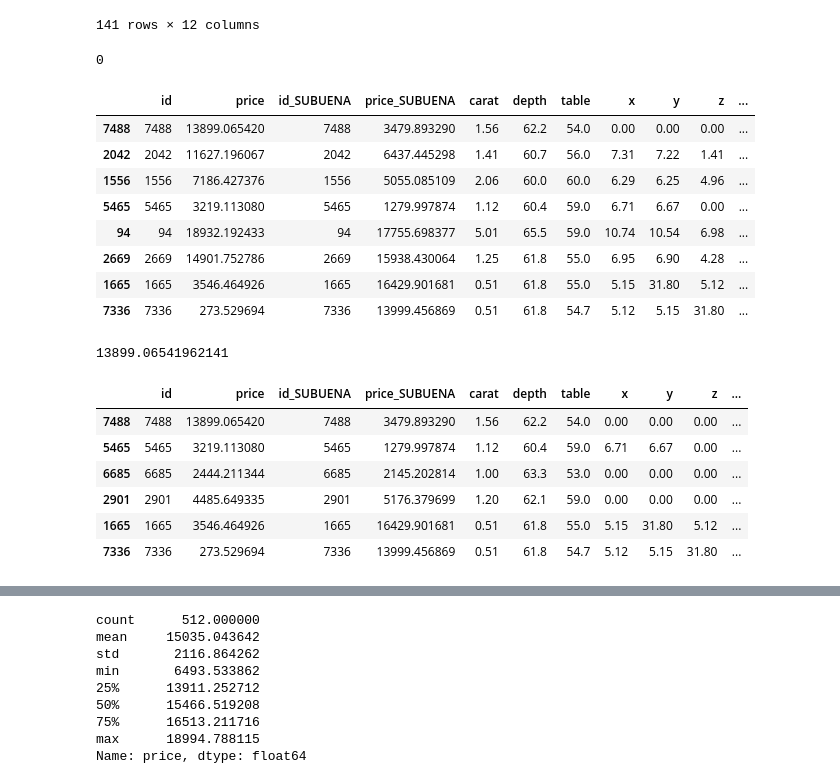
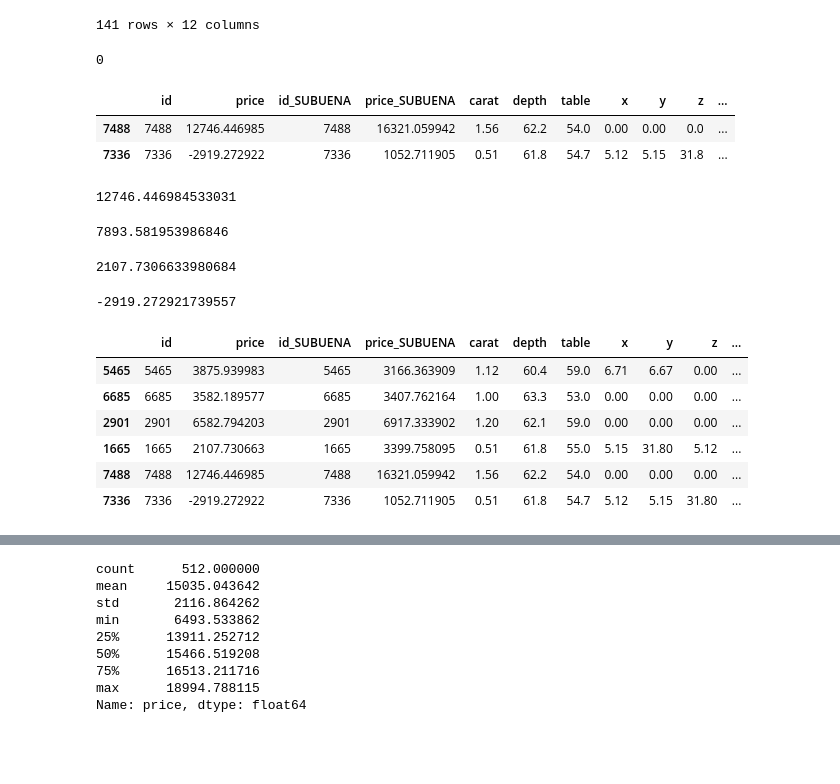
Before and after one commit to carpiero/Kaggle_Competition_Machine_Learning, a Jupyter notebook: notebooks/NotebookML002.ipynb, the cells around one changed output, grey strips where cells are left out. Drawn from its saved outputs; the diff is of its cells as text; code cells hidden in the pictures; blank space fills up the shorter version.

```diff
--- a/notebooks/NotebookML002.ipynb
+++ b/notebooks/NotebookML002.ipynb
@@ -127,8 +127,8 @@ dfd=dfd.drop(columns=['marketing_carat_int', 'cut_int','color_int', 'clarity_int
 # StackingRegressor           504.43703022069695
 
 
-df=df.drop(columns=['cut','color', 'clarity','marketing_carat','cut_color_clarity_score','marketing_carat_int','carat_sqr',
-                    'raw_density','high'])
+df=df.drop(columns=['cut','color', 'clarity','marketing_carat','cut_color_clarity_score','marketing_carat_int',
+                    'raw_density',])
 
 
 #RandomForestRegressor        536.8794322366753
@@ -183,7 +183,7 @@ data=df_final.loc[df['df_original']==1]
 
 
 
-# data=data.drop_duplicates(subset=data.columns, keep='first')
+data=data.drop_duplicates(subset=data.columns, keep='first')
 
 data['depth_calc'] = data['z'] / ((data['x'] + data['y'])/2)*100
 data['rest']=data['depth_calc'] - data['depth']
@@ -199,7 +199,7 @@ data=data.loc[~filter_xyz ]
 df_predict=df_final.loc[df['df_original']==0]
 
 ####################################################################
-thres=1.08
+thres=1.50
 
 df_predict2=df_predict.loc[df_predict['carat']<thres]
 data2=data.loc[data['carat']<thres]
@@ -732,7 +816,7 @@ submission3 = pd.DataFrame({'id': df_predict3['id'], 'price': predictions_compet
 submission=pd.concat([submission2,submission3], axis=0).sort_values(by=['id'])
 submission['id'] = submission['id'].astype('int64')
 
-submission.to_csv(f'/home/carpiero/IRONHACK/kaggle/sin_nada_{thres}___{total}.csv', index=False)
+submission.to_csv(f'/home/carpiero/IRONHACK/kaggle/conhighycaratsqr__{thres}___{total}.csv', index=False)
 
 ###########################################################
 
@@ -763,53 +847,56 @@ submission.to_csv(f'/home/carpiero/IRONHACK/kaggle/sin_nada_{thres}___{total}.cs
 #13485
 
 
-SUBUENA=pd.read_csv('/home/carpiero/IRONHACK/kaggle/Metidas/sin_nada_505.3690615452344.csv')
+SUBUENA=pd.read_csv('/home/carpiero/IRONHACK/kaggle/Metidas/conhighycaratsqr__1.54___508.80321436594215.csv')
 submission_dif=pd.concat([submission,SUBUENA,X_predict], axis=1)
 
 submission_dif.columns = ['id', 'price', 'id_SUBUENA', 'price_SUBUENA', 'carat', 'depth', 'table', 'x', 'y', 'z',
-       'cut_int', 'color_int', 'clarity_int']
+       'cut_int', 'color_int', 'clarity_int','carat_sqr','high']
 
 submission_dif['Diff_id']=submission_dif['id']-submission_dif['id_SUBUENA']
 submission_dif['Diff']=submission_dif['price']-submission_dif['price_SUBUENA']
 
 #########################################
 
 
 # submission_dif['price'] = np.where((submission_dif['x']>25)|(submission_dif['y']>25) |(submission_dif['z']>25)
 #                                    ,submission_dif['price']+10.000,submission_dif['price'])
 
 # submission=submission_dif[['id','price']]
 
-# submission.loc[7488,'price'] =7000
+# submission.loc[7488,'price'] = 6000
+# submission.loc[1556,'price'] = 8000
+# submission.loc[1665,'price'] = 14500
+# submission.loc[7336,'price'] = 14000
 
 # submission.to_csv(f'/home/carpiero/IRONHACK/kaggle/SINNADAyaumentandoamano_{thres}_{total}.csv', index=False)
 
 ####################################
 
 print(submission_dif['Diff_id'].sum())
 
-display(submission_dif.loc[(submission_dif['Diff']<-1000)|(submission_dif['Diff']>=1000) ].sort_values(by=['Diff'], ascending=False))
+display(submission_dif.loc[(submission_dif['Diff']<-2000)|(submission_dif['Diff']>=2000) ].sort_values(by=['Diff'], ascending=False))
 
 display(submission.loc[7488,'price'])
+display(submission.loc[1556,'price'])
+display(submission.loc[1665,'price'])
+display(submission.loc[7336,'price'])
 # submission_dif.loc[(submission_dif['price_sub']<-320) ].sort_values(by=['Diff'], ascending=False)
 
 submission_dif.loc[(submission_dif['x']<0.01)|(submission_dif['y']<0.01) |(submission_dif['z']<0.01)|(submission_dif['x']>25)|(submission_dif['y']>25) |(submission_dif['z']>25)].sort_values(by=['Diff'], ascending=False)
 # %% [output]
 0
 |  | id | price | id_SUBUENA | price_SUBUENA | carat | depth | table | x | y | z | ... |
-| 7488 | 7488 | 13899.065420 | 7488 | 3479.893290 | 1.56 | 62.2 | 54.0 | 0.00 | 0.00 | 0.00 | ... |
-| 2042 | 2042 | 11627.196067 | 2042 | 6437.445298 | 1.41 | 60.7 | 56.0 | 7.31 | 7.22 | 1.41 | ... |
-| 1556 | 1556 | 7186.427376 | 1556 | 5055.085109 | 2.06 | 60.0 | 60.0 | 6.29 | 6.25 | 4.96 | ... |
-| 5465 | 5465 | 3219.113080 | 5465 | 1279.997874 | 1.12 | 60.4 | 59.0 | 6.71 | 6.67 | 0.00 | ... |
-| 94 | 94 | 18932.192433 | 94 | 17755.698377 | 5.01 | 65.5 | 59.0 | 10.74 | 10.54 | 6.98 | ... |
-| 2669 | 2669 | 14901.752786 | 2669 | 15938.430064 | 1.25 | 61.8 | 55.0 | 6.95 | 6.90 | 4.28 | ... |
-| 1665 | 1665 | 3546.464926 | 1665 | 16429.901681 | 0.51 | 61.8 | 55.0 | 5.15 | 31.80 | 5.12 | ... |
-| 7336 | 7336 | 273.529694 | 7336 | 13999.456869 | 0.51 | 61.8 | 54.7 | 5.12 | 5.15 | 31.80 | ... |
+| 7488 | 7488 | 12746.446985 | 7488 | 16321.059942 | 1.56 | 62.2 | 54.0 | 0.00 | 0.00 | 0.0 | ... |
+| 7336 | 7336 | -2919.272922 | 7336 | 1052.711905 | 0.51 | 61.8 | 54.7 | 5.12 | 5.15 | 31.8 | ... |
-13899.06541962141
+12746.446984533031
+7893.581953986846
+2107.7306633980684
+-2919.272921739557
 |  | id | price | id_SUBUENA | price_SUBUENA | carat | depth | table | x | y | z | ... |
-| 7488 | 7488 | 13899.065420 | 7488 | 3479.893290 | 1.56 | 62.2 | 54.0 | 0.00 | 0.00 | 0.00 | ... |
-| 5465 | 5465 | 3219.113080 | 5465 | 1279.997874 | 1.12 | 60.4 | 59.0 | 6.71 | 6.67 | 0.00 | ... |
-| 6685 | 6685 | 2444.211344 | 6685 | 2145.202814 | 1.00 | 63.3 | 53.0 | 0.00 | 0.00 | 0.00 | ... |
-| 2901 | 2901 | 4485.649335 | 2901 | 5176.379699 | 1.20 | 62.1 | 59.0 | 0.00 | 0.00 | 0.00 | ... |
-| 1665 | 1665 | 3546.464926 | 1665 | 16429.901681 | 0.51 | 61.8 | 55.0 | 5.15 | 31.80 | 5.12 | ... |
-| 7336 | 7336 | 273.529694 | 7336 | 13999.456869 | 0.51 | 61.8 | 54.7 | 5.12 | 5.15 | 31.80 | ... |
+| 5465 | 5465 | 3875.939983 | 5465 | 3166.363909 | 1.12 | 60.4 | 59.0 | 6.71 | 6.67 | 0.00 | ... |
+| 6685 | 6685 | 3582.189577 | 6685 | 3407.762164 | 1.00 | 63.3 | 53.0 | 0.00 | 0.00 | 0.00 | ... |
+| 2901 | 2901 | 6582.794203 | 2901 | 6917.333902 | 1.20 | 62.1 | 59.0 | 0.00 | 0.00 | 0.00 | ... |
+| 1665 | 1665 | 2107.730663 | 1665 | 3399.758095 | 0.51 | 61.8 | 55.0 | 5.15 | 31.80 | 5.12 | ... |
+| 7488 | 7488 | 12746.446985 | 7488 | 16321.059942 | 1.56 | 62.2 | 54.0 | 0.00 | 0.00 | 0.00 | ... |
+| 7336 | 7336 | -2919.272922 | 7336 | 1052.711905 | 0.51 | 61.8 | 54.7 | 5.12 | 5.15 | 31.80 | ... |
```
Also changed, not shown: parts of 12 cells of this notebook, 21 other files.
